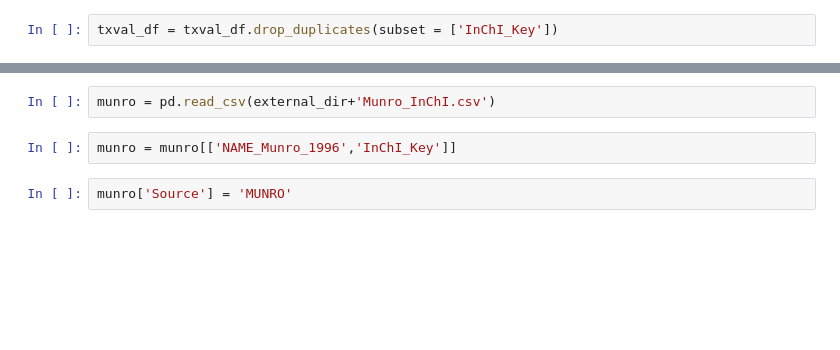
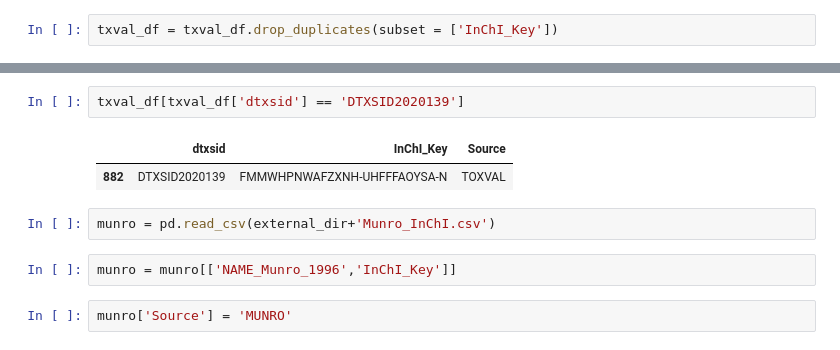
Before and after one commit to g-patlewicz/ttc_exclusions, a Jupyter notebook: notebooks/02_gp_FP_landscape_profiling.ipynb, the cells around one changed output, grey strips where cells are left out. Cells and saved outputs as stored; diff of their text form; blank space fills up the shorter version.

```diff
--- a/notebooks/02_gp_FP_landscape_profiling.ipynb
+++ b/notebooks/02_gp_FP_landscape_profiling.ipynb
@@ -208,3 +192,8 @@ txval_df
+# %%
+txval_df[txval_df['dtxsid'] == 'DTXSID2020139']
+# %% [output]
+|  | dtxsid | InChI_Key | Source |
+| 882 | DTXSID2020139 | FMMWHPNWAFZXNH-UHFFFAOYSA-N | TOXVAL |
 # %%
 munro = pd.read_csv(external_dir+'Munro_InChI.csv')
 # %%
```
Also changed, not shown: parts of 13 cells of this notebook, 3 other files.
